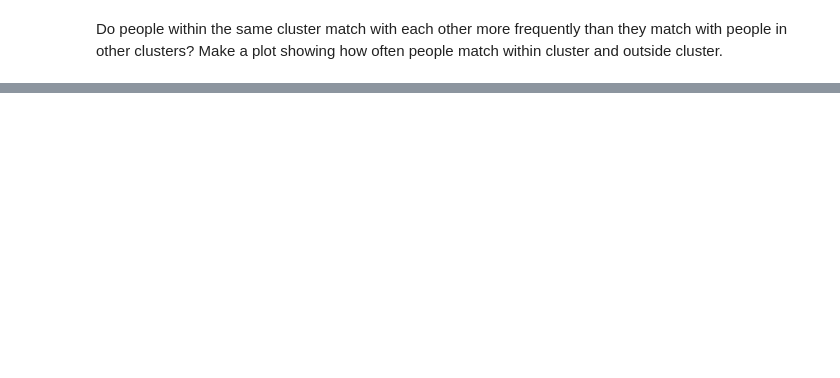
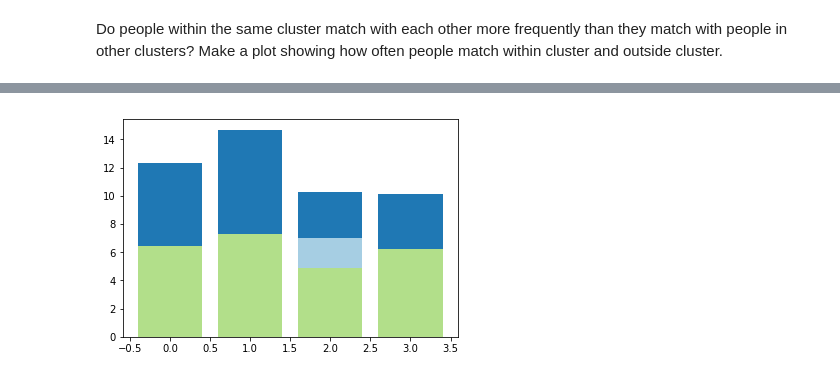
Before and after one commit to rmw647/not-that-into-you, a Jupyter notebook: Speed+Dating+Script+New.ipynb, the cells around one changed output, grey strips where cells are left out. Cells and saved outputs as stored; diff of their text form; code cells hidden in the pictures; blank space fills up the shorter version.

```diff
--- a/Speed+Dating+Script+New.ipynb
+++ b/Speed+Dating+Script+New.ipynb
@@ -87,0 +125,14 @@ profiles.plot(kind = 'bar')
+# %%
+plt.bar(profiles.index, profiles.shopping, color = '#a6cee3')
+plt.bar(profiles.index, profiles.sports, color = '#1f78b4', bottom = profiles.shopping)
+plt.bar(profiles.index, profiles.exercise, color = '#b2df8a')
+#plt.bar(profiles.index, profiles.museums, color = '#fb9a99', bottom = profiles.shopping)
+#plt.bar(profiles.index, profiles.gaming, color = '#e31a1c', bottom = profiles.shopping)
+#plt.bar(profiles.index, profiles.clubbing, color = '#fdbf6f', bottom = profiles.shopping)
+#plt.bar(profiles.index, profiles.reading, color = '#ff7f00', bottom = profiles.shopping)
+#plt.bar(profiles.index, profiles.exphappy, color = '#cab2d6', bottom = profiles.shopping)
+#plt.bar(profiles.index, profiles.concerts, color = '#6a3d9a', bottom = profiles.shopping)
+#plt.xticks(np.arange(0, number_of_clusters, 1.0))
+plt.show()
+# %% [output]
+[figure, added]
```
Also changed, not shown: parts of 5 cells of this notebook.
